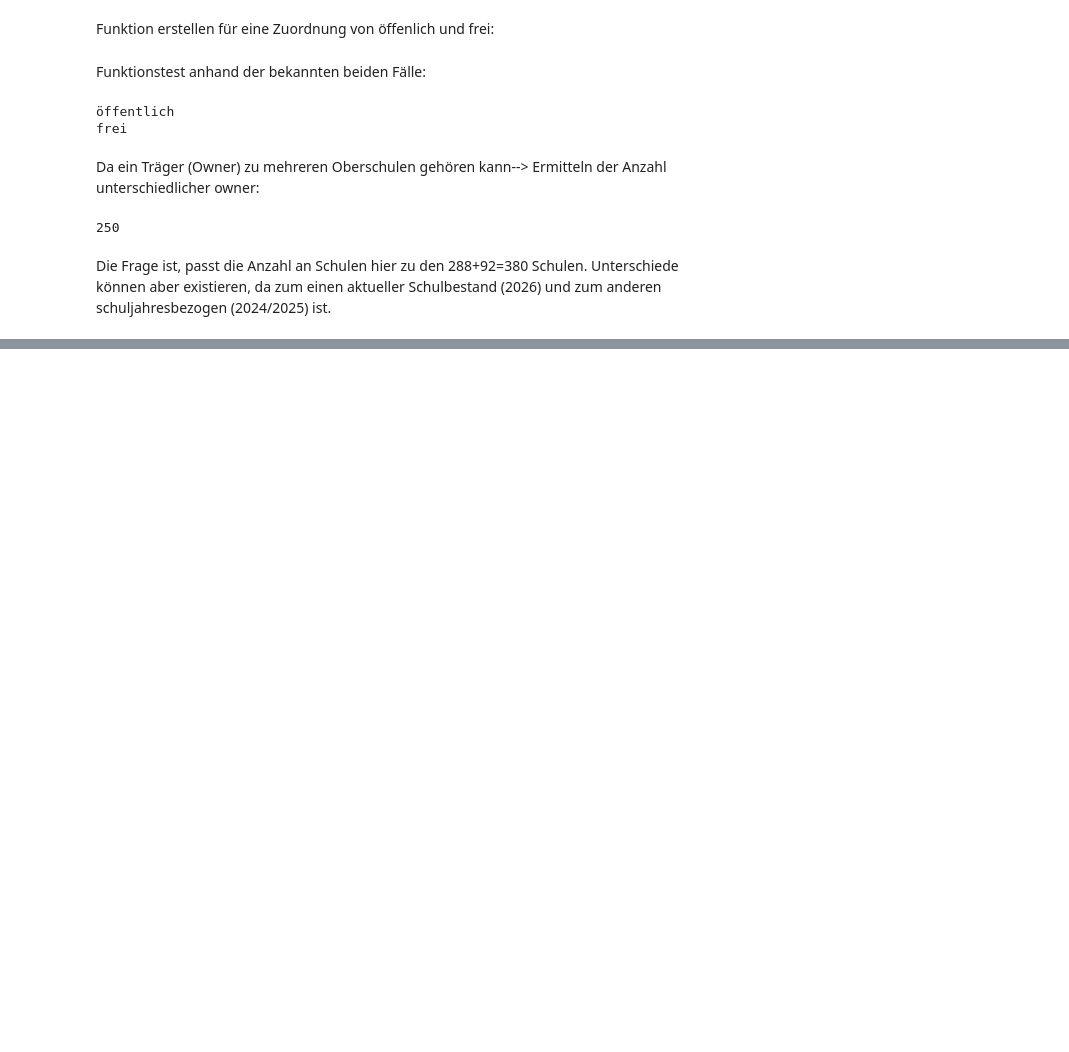
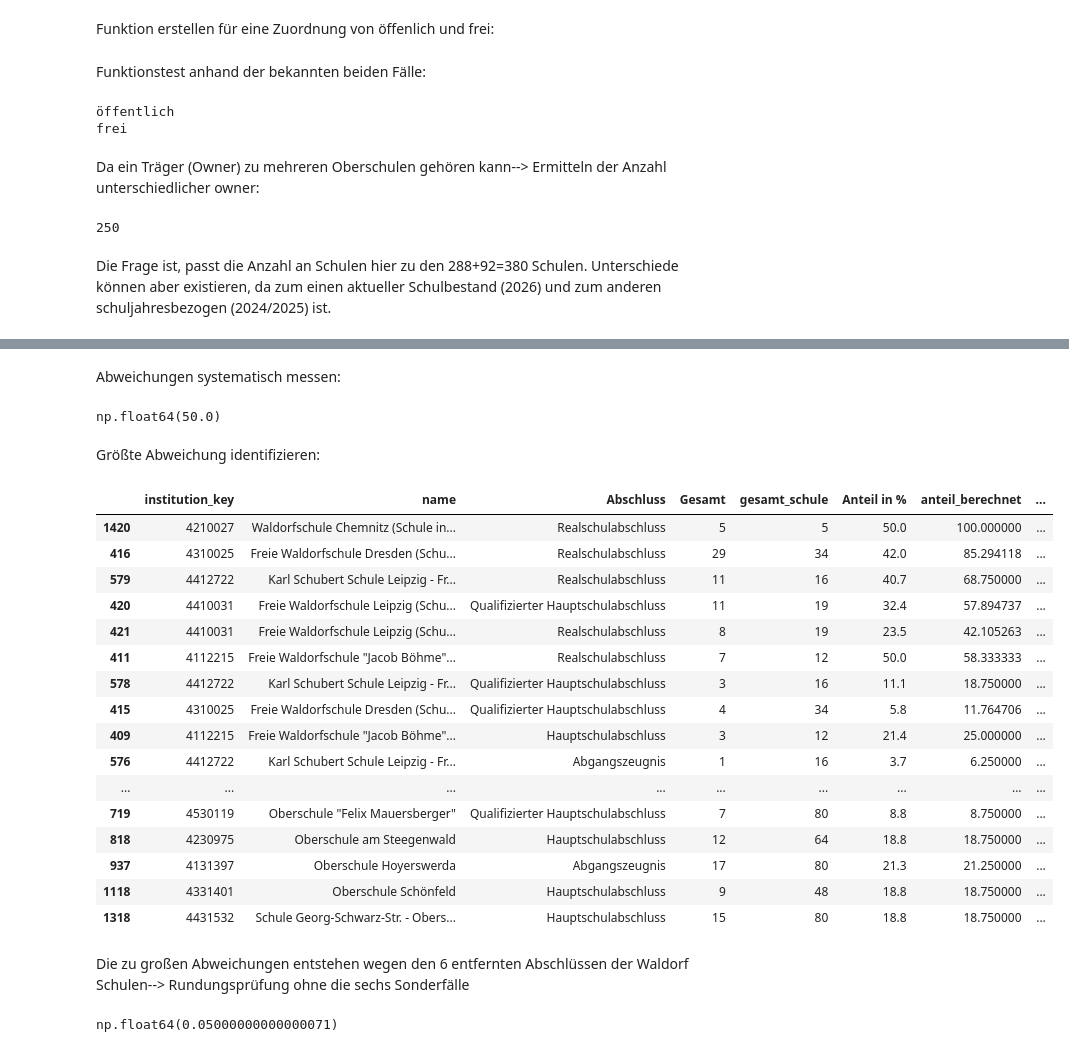
Before and after one commit to AndreR819/PortfolioProjekt, a Jupyter notebook: notebooks/03b_abschlussdaten_schuldatenbank.ipynb, the cells around one changed output, grey strips where cells are left out. Saved outputs shown, nothing was run; the diff lists cells and outputs as text; code cells hidden in the pictures; blank space fills up the shorter version.

```diff
--- a/notebooks/03b_abschlussdaten_schuldatenbank.ipynb
+++ b/notebooks/03b_abschlussdaten_schuldatenbank.ipynb
@@ -423,0 +1077,20 @@ Die Frage ist, passt die Anzahl an Schulen hier zu den 288+92=380 Schulen. Unter
+# %%
+print("Anzahl der Datenzeilen (361 Schulen × 4 Abschlussarten):", df_abschluesse_vergleich.shape[0])
+df_abschluesse_vergleich["gesamt_schule"] = (
+    df_abschluesse_vergleich.groupby("institution_key")["Gesamt"]
+    .transform("sum")
+)
+df_abschluesse_vergleich["anteil_berechnet"] = (
+    df_abschluesse_vergleich["Gesamt"]
+    / df_abschluesse_vergleich["gesamt_schule"]
+    * 100
+)
+print("Vergleich mit dem Anteil:", df_abschluesse_vergleich[
+    [
+        "Abschluss",
+        "Gesamt",
+        "gesamt_schule",
+        "Anteil in %",
+        "anteil_berechnet",
+    ]
+].head())
@@ -423,0 +1112,60 @@ Die Frage ist, passt die Anzahl an Schulen hier zu den 288+92=380 Schulen. Unter
+# %% [markdown]
+Abweichungen systematisch messen:
+# %%
+df_abschluesse_vergleich["abweichung_anteil"] = (
+    df_abschluesse_vergleich["Anteil in %"]
+    - df_abschluesse_vergleich["anteil_berechnet"]
+).abs()
+df_abschluesse_vergleich["abweichung_anteil"].max()
+# %% [output]
+np.float64(50.0)
+# %% [markdown]
+Größte Abweichung identifizieren:
+# %%
+df_abschluesse_vergleich.nlargest(
+    20,
+    "abweichung_anteil",
+)[
+    [
+        "institution_key",
+        "name",
+        "Abschluss",
+        "Gesamt",
+        "gesamt_schule",
+        "Anteil in %",
+        "anteil_berechnet",
+        "abweichung_anteil",
+    ]
+]
+# %% [output]
+|  | institution_key | name | Abschluss | Gesamt | gesamt_schule | Anteil in % | anteil_berechnet | ... |
+| 1420 | 4210027 | Waldorfschule Chemnitz (Schule in... | Realschulabschluss | 5 | 5 | 50.0 | 100.000000 | ... |
+| 416 | 4310025 | Freie Waldorfschule Dresden (Schu... | Realschulabschluss | 29 | 34 | 42.0 | 85.294118 | ... |
+| 579 | 4412722 | Karl Schubert Schule Leipzig - Fr... | Realschulabschluss | 11 | 16 | 40.7 | 68.750000 | ... |
+| 420 | 4410031 | Freie Waldorfschule Leipzig (Schu... | Qualifizierter Hauptschulabschluss | 11 | 19 | 32.4 | 57.894737 | ... |
+| 421 | 4410031 | Freie Waldorfschule Leipzig (Schu... | Realschulabschluss | 8 | 19 | 23.5 | 42.105263 | ... |
+| 411 | 4112215 | Freie Waldorfschule "Jacob Böhme"... | Realschulabschluss | 7 | 12 | 50.0 | 58.333333 | ... |
+| 578 | 4412722 | Karl Schubert Schule Leipzig - Fr... | Qualifizierter Hauptschulabschluss | 3 | 16 | 11.1 | 18.750000 | ... |
+| 415 | 4310025 | Freie Waldorfschule Dresden (Schu... | Qualifizierter Hauptschulabschluss | 4 | 34 | 5.8 | 11.764706 | ... |
+| 409 | 4112215 | Freie Waldorfschule "Jacob Böhme"... | Hauptschulabschluss | 3 | 12 | 21.4 | 25.000000 | ... |
+| 576 | 4412722 | Karl Schubert Schule Leipzig - Fr... | Abgangszeugnis | 1 | 16 | 3.7 | 6.250000 | ... |
+| ... | ... | ... | ... | ... | ... | ... | ... | ... |
+| 719 | 4530119 | Oberschule "Felix Mauersberger" | Qualifizierter Hauptschulabschluss | 7 | 80 | 8.8 | 8.750000 | ... |
+| 818 | 4230975 | Oberschule am Steegenwald | Hauptschulabschluss | 12 | 64 | 18.8 | 18.750000 | ... |
+| 937 | 4131397 | Oberschule Hoyerswerda | Abgangszeugnis | 17 | 80 | 21.3 | 21.250000 | ... |
+| 1118 | 4331401 | Oberschule Schönfeld | Hauptschulabschluss | 9 | 48 | 18.8 | 18.750000 | ... |
+| 1318 | 4431532 | Schule Georg-Schwarz-Str. - Obers... | Hauptschulabschluss | 15 | 80 | 18.8 | 18.750000 | ... |
+# %% [markdown]
+Die zu großen Abweichungen entstehen wegen den 6 entfernten Abschlüssen der Waldorf Schulen--> Rundungsprüfung ohne die sechs Sonderfälle
+# %%
+waldorf_keys = df_abschluesse_2024_25.loc[
+    df_abschluesse_2024_25["Abschluss"] == "Allgemeine Hochschulreife",
+    "institution_key",
+].unique()
+
+df_abschluesse_vergleich.loc[
+    ~df_abschluesse_vergleich["institution_key"].isin(waldorf_keys),
+    "abweichung_anteil",
+].max()
+# %% [output]
+np.float64(0.05000000000000071)
```
Also changed, not shown: parts of 99 cells of this notebook, 5 other files.
